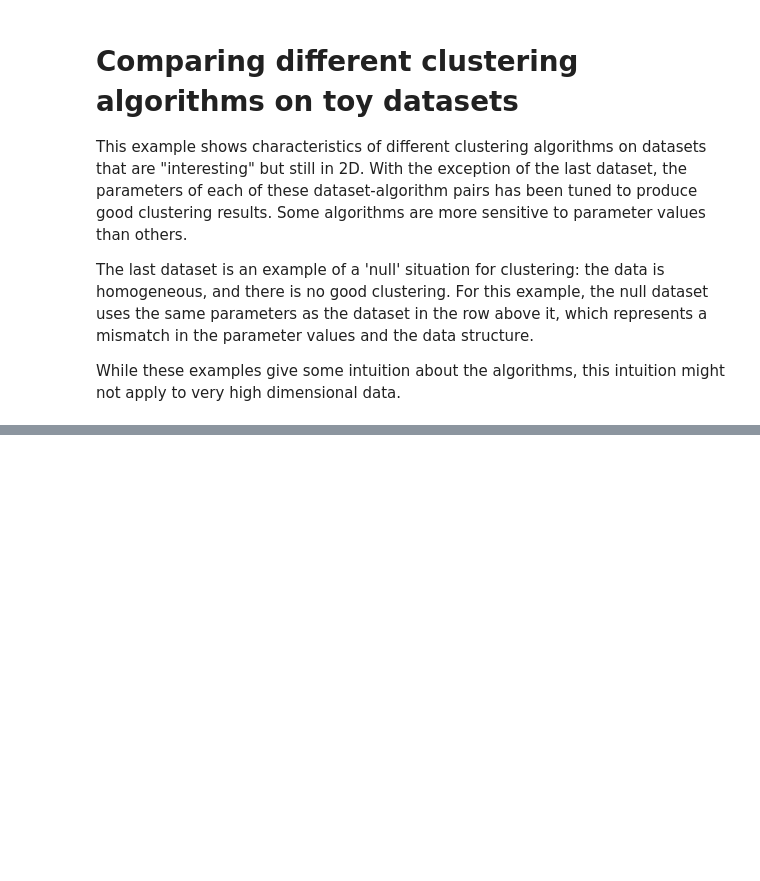
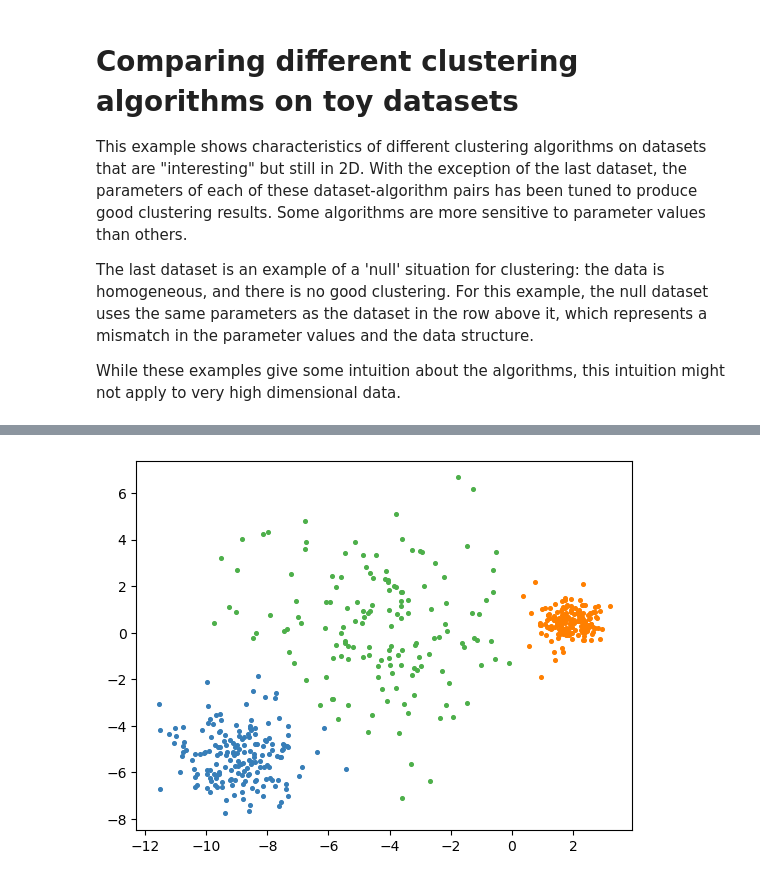
Before and after one commit to nmartinbekier/chameleon_cluster, a Jupyter notebook: chameleon_cluster/sklearn_cham_plot_cluster_comparison.ipynb, the cells around one changed output, grey strips where cells are left out. Cells and saved outputs as stored; diff of their text form; code cells hidden in the pictures; blank space fills up the shorter version.

```diff
--- a/chameleon_cluster/sklearn_cham_plot_cluster_comparison.ipynb
+++ b/chameleon_cluster/sklearn_cham_plot_cluster_comparison.ipynb
@@ -287,0 +97,4 @@ plot2d_data(res)
+# %%
+plot2d_data_sl(res_varied)
+# %% [output]
+[figure, added]
```
Also changed, not shown: parts of 10 cells of this notebook.
